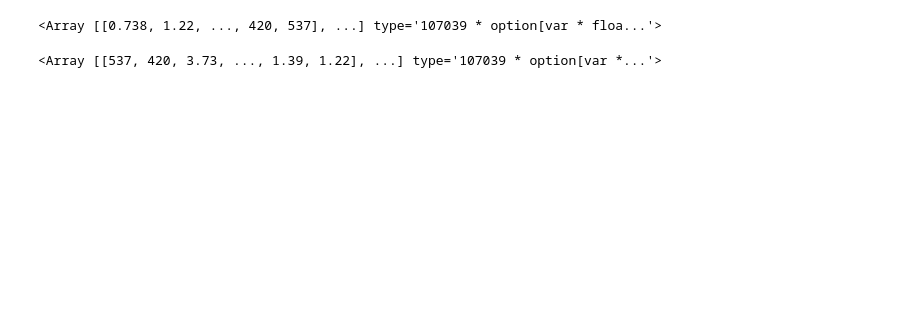
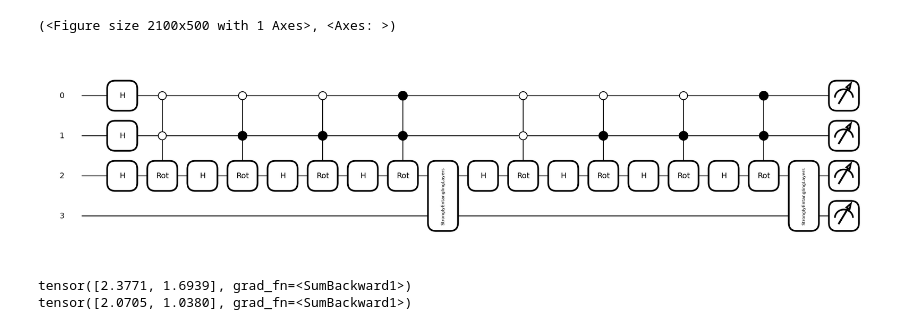
Before and after one commit to maplexgitx0302/QML-QCGNN, a Jupyter notebook: asd.ipynb, the cells around one changed output. Cells and saved outputs as stored; diff of their text form; code cells hidden in the pictures; blank space fills up the shorter version.

Commit message:
20230918 Fix missing H-Gate at init idx-qubits

```diff
--- a/asd.ipynb
+++ b/asd.ipynb
@@ -11,4 +35,0 @@ DataLog: Successfully loading hdf5 file VzToZhToVevebb|c800_1000_r0.1.hdf5
-# %%
-d.events["fast_pt"]
-# %% [output]
-<Array [[0.738, 1.22, ..., 420, 537], ...] type='107039 * option[var * floa...'>
@@ -17,4 +36,22 @@ d.generate_max_pt_events(8)
-# %%
-d.events["fast_pt"]
-# %% [output]
-<Array [[537, 420, 3.73, ..., 1.39, 1.22], ...] type='107039 * option[var *...'>
+# %%
+gnn_idx_qubits = 2
+def ctrl_enc_operator(_input, control, control_values):
+    qml.Hadamard(wires=gnn_idx_qubits)
+    ctrl = qml.ctrl(qml.Rot, control=control, control_values=control_values)
+    ctrl(theta=_input[0], phi=_input[1], omega=_input[2], wires=gnn_idx_qubits)
+
+model = m_nn.QuantumDisorderedFCGraph(num_idx_qubits=gnn_idx_qubits, num_nn_qubits=2, num_layers=1, num_reupload=1, ctrl_enc_operator=ctrl_enc_operator)
+# %%
+qml.draw_mpl(model.circuit)(torch.rand(4,3), torch.rand(1+1, 1, 2, 3))
+# %% [output]
+(<Figure size 2100x500 with 1 Axes>, <Axes: >)
+[figure, added]
+# %%
+data = torch.rand(4, 3).reshape(-1)
+print(model(data))
+
+data[3:] = torch.zeros(9)
+print(model(data))
+# %% [output]
+tensor([2.3771, 1.6939], grad_fn=<SumBackward1>)
+tensor([2.0705, 1.0380], grad_fn=<SumBackward1>)
```
Also changed, not shown: parts of 3 cells of this notebook, 4 other files.
